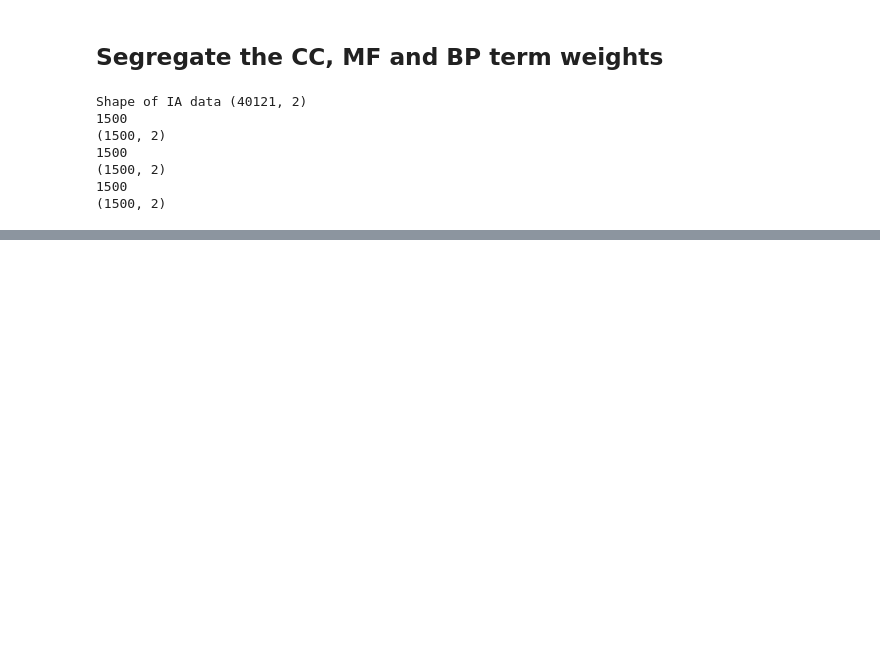
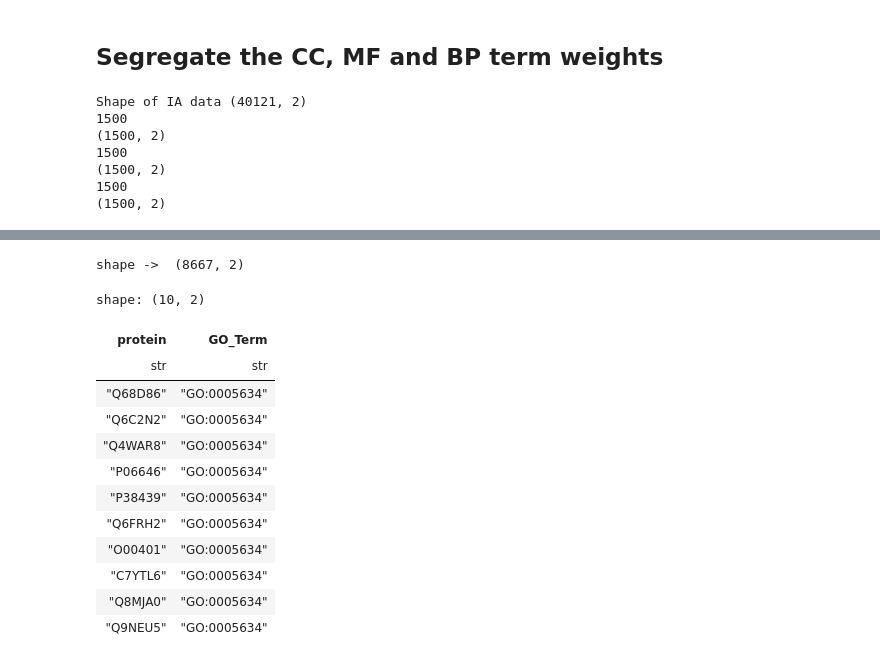
Before and after one commit to sumaniitm/cafa-6-protein-function-prediction-kaggle, a Jupyter notebook: cafa6-baseline-and-feature-engineering.ipynb, the cells around one changed output, grey strips where cells are left out. Drawn from its saved outputs; the diff is of its cells as text; code cells hidden in the pictures; blank space fills up the shorter version.

```diff
--- a/cafa6-baseline-and-feature-engineering.ipynb
+++ b/cafa6-baseline-and-feature-engineering.ipynb
@@ -484,6 +712,21 @@ df_long.shape
 # %%
-threshold = 0.75000
-submission_df = df_long.filter(pl.col("Probability") > threshold).select(['protein','GO_Term'])
-print("shape -> ",submission_df.shape)
-submission_df.head(10)
+threshold = 0.35000
+submission_df_cc = df_long.filter(pl.col("Probability") > threshold).select(['protein','GO_Term'])
+print("shape -> ",submission_df_cc.shape)
+submission_df_cc.head(10)
+# %% [output]
+shape ->  (8667, 2)
+shape: (10, 2)
+| protein | GO_Term |
+| str | str |
+| "Q68D86" | "GO:0005634" |
+| "Q6C2N2" | "GO:0005634" |
+| "Q4WAR8" | "GO:0005634" |
+| "P06646" | "GO:0005634" |
+| "P38439" | "GO:0005634" |
+| "Q6FRH2" | "GO:0005634" |
+| "O00401" | "GO:0005634" |
+| "C7YTL6" | "GO:0005634" |
+| "Q8MJA0" | "GO:0005634" |
+| "Q9NEU5" | "GO:0005634" |
 # %%
```
Also changed, not shown: parts of 47 cells of this notebook.
